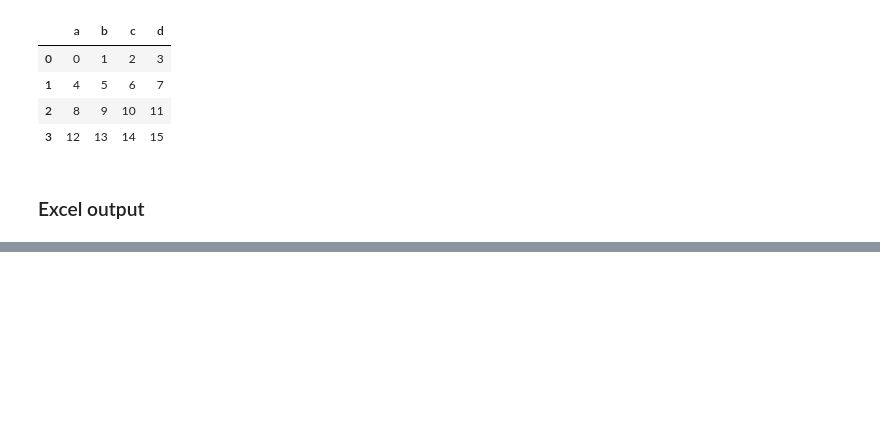
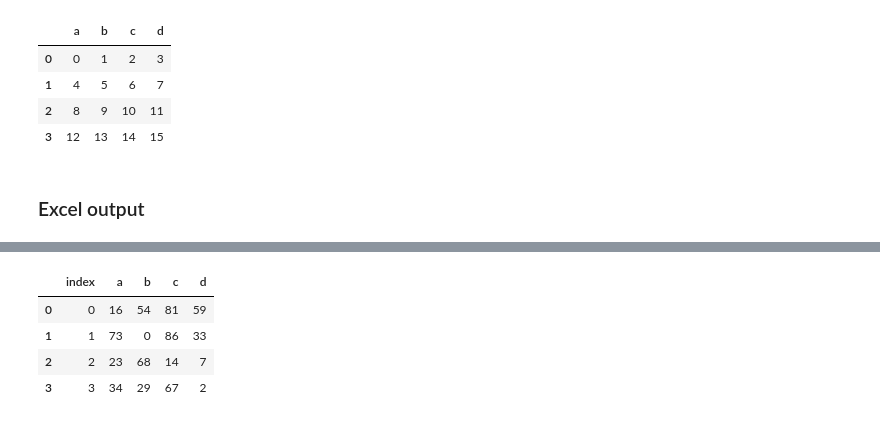
Before and after one commit to eslamwe/Pandas, a Jupyter notebook: pandas.ipynb, the cells around one changed output, grey strips where cells are left out. Cells and saved outputs as stored; diff of their text form; code cells hidden in the pictures; blank space fills up the shorter version.

```diff
--- a/pandas.ipynb
+++ b/pandas.ipynb
@@ -2331,0 +2357,2 @@ my_df.to_excel('example.xlsx', sheet_name='First_Sheet')
+# %%
+temp_db = create_engine('sqlite:///:memory:')
@@ -2331,0 +2374,10 @@ my_df.to_excel('example.xlsx', sheet_name='First_Sheet')
+# %%
+new_df = pd.read_sql(sql='new_table', con= temp_db)
+new_df
+#we can add (index = False) parameter to the (to_sql) method in order not to get the new 'index' column
+# %% [output]
+|  | index | a | b | c | d |
+| 0 | 0 | 16 | 54 | 81 | 59 |
+| 1 | 1 | 73 | 0 | 86 | 33 |
+| 2 | 2 | 23 | 68 | 14 | 7 |
+| 3 | 3 | 34 | 29 | 67 | 2 |
```
Also changed, not shown: parts of 8 cells of this notebook.
